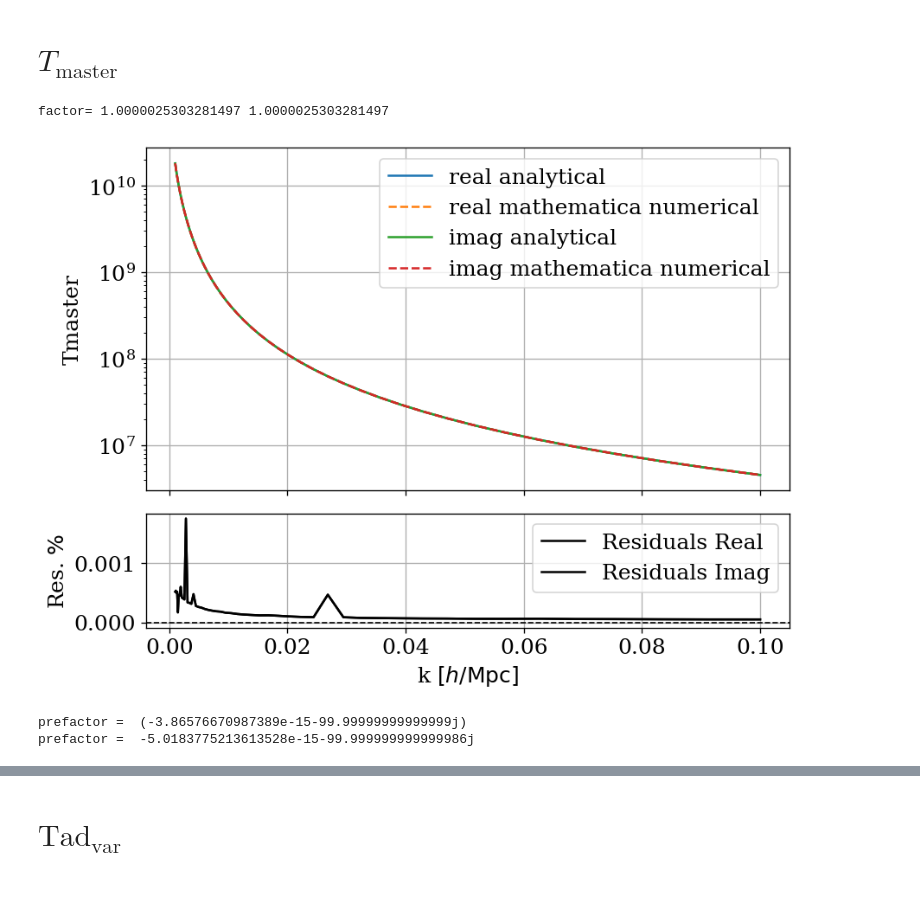
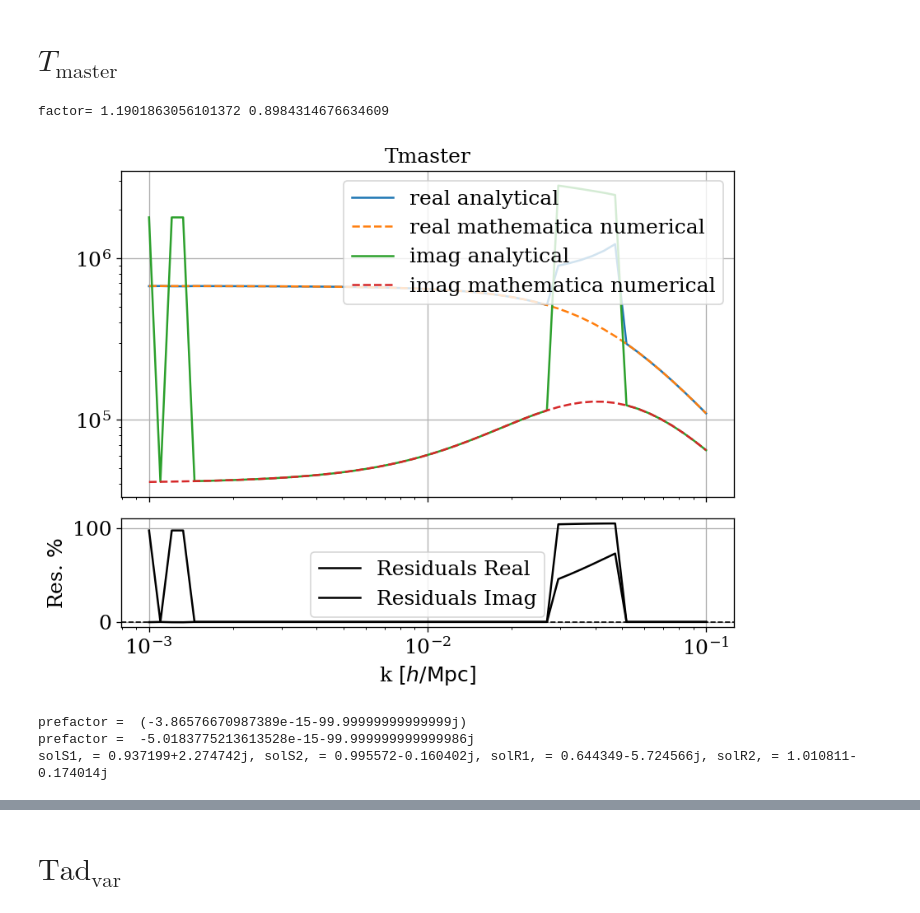
Before and after one commit to Fynn1410/class-bispectrum-png, a Jupyter notebook: notebooks/One-Loop-Bispectrum-Loops-Integrals_Test.ipynb, the cells around one changed output, grey strips where cells are left out. Drawn from its saved outputs; the diff is of its cells as text; code cells hidden in the pictures.

Commit message:
finished generalized triangle integral. Still problems in T_master and tensor_red_one.

```diff
--- a/notebooks/One-Loop-Bispectrum-Loops-Integrals_Test.ipynb
+++ b/notebooks/One-Loop-Bispectrum-Loops-Integrals_Test.ipynb
@@ -66,7 +129,7 @@ def compare_integrals(x1, x2, y1real, y1imag, y2real, y2imag, ylabel):
     ax1.plot(x1, np.abs(y1imag), label="imag analytical")
     ax1.plot(x2, np.abs(y2imag), ls="--", label="imag mathematica numerical")
     ax1.set_yscale("log")
-    ax1.set_ylabel(rf"{ylabel}")
+    ax1.set_title(rf"{ylabel}")
     ax1.legend()
     ax1.grid()
     ax1.tick_params(labelbottom=False)  # Hide x-axis labels for top plot
@@ -78,7 +141,7 @@ def compare_integrals(x1, x2, y1real, y1imag, y2real, y2imag, ylabel):
     ax2.plot(x1, (residuals_imag), color='black', label="Residuals Imag")
     ax2.set_xlabel(rf"k $\left[h/\mathrm{{Mpc}}\right]$")
     ax2.set_ylabel(r"Res. $\%$")
-    #ax2.set_yscale("log")
+    ax2.set_xscale("log")
     ax2.legend()
     ax2.grid()
 # %% [markdown]
@@ -108,7 +171,6 @@ k2_UV_n = np.array([1e-4, 6.9e-2, 8.2e-3, 1.3e-3, 1.35e-5, -6.9e-2, -8.2e-3, -1.
 
 M_n = -k2_peak_n + 1j*k2_UV_n
 M_n[0] = 1e-4 + 1j*0.
-M_n[5] = 1e-4 + 1j*0.
 # %%
 k_size = 50
 z_size = 1
@@ -217,43 +295,45 @@ k_max = 1e-1
 k_size = 50
 k = np.logspace(np.log10(k_min),np.log10(k_max), k_size)*h
 
-M1_idx = 9
-M2_idx = 9
-M3_idx = 9
+M1_idx = 7
+M2_idx = 3
+M3_idx = 4
 
-k1val = 0.0015
+k1val = 0.015
 cos12 = 0.1
 
 Tmaster_arr = np.zeros(k_size, dtype=complex)
 # Fill the array using the CLASS implementation
 for idx, k2_in in enumerate(k):
     #k1val = k2_in
     k3_in_sq = k1val**2 + k2_in**2 + 2*k1val*k2_in*cos12
     Tmaster_arr[idx] = LambdaCDM.get_T_master(k2_in**2, k1val**2, k3_in_sq, M_n[M1_idx], M_n[M2_idx], M_n[M3_idx])
 
 # read Mathematica file
 Tmaster_mathematica = np.array(pd.read_csv(dir+"/T_master_integral/T_master_mathematica.csv", names=["k", "Real", "Imag"]))
 k_math = Tmaster_mathematica[:,0]
 Tmaster_math_real = Tmaster_mathematica[:,1]
 Tmaster_math_imag = Tmaster_mathematica[:,2]
 
 
 x1 = k/h
 x2 = k_math/h
 y1real = Tmaster_arr.real + 1.e-8
 y1imag = Tmaster_arr.imag + 1.e-8
 y2real = Tmaster_math_real + 1.e-8
 y2imag = Tmaster_math_imag + 1.e-8
 ylabel = "Tmaster"
 
 
-compare_integrals(x1, x2, y1real, y1real, y2real, y2real, ylabel)
+compare_integrals(x1, x2, y1real, y1imag, y2real, y2imag, ylabel)
 # %% [output]
-factor= 1.0000025303281497 1.0000025303281497
+factor= 1.1901863056101372 0.8984314676634609
-[figure, old version]
+[figure, new version]
 # %%
 # util_antideriv
 from testtest import Antideriv, Prefactor, Fint, TriaMaster
+from gmpy2 import atan, log, sqrt, gamma
+
 CHOP_TOL = 1.e-13
 x = 1.
 a = -1/9.
@@ -289,9 +369,44 @@ k3 = 1.e-3
 #print("T_master = ",T_master2)
 print("prefactor = ",out_prefactor_CLASS)
 print("prefactor = ",out_prefactor_Babis)
+
+M1 = M_n[M1_idx]
+M2 = M_n[M2_idx]
+M3 = M_n[M3_idx]
+
+k12 = k1**2
+k22 = k2**2
+k32 = k3**2
+
+k14 = k12**2
+k24 = k22**2
+k34 = k32**2
+
+y = 1
+
+R2 = -k12*y+k32*y-k32
+R1 = -M2*y+M3*y+k12*y-k32*y+M1-M3+k32
+R0 = M2*y-M3*y+M3
+
+
+S2 = -k14+2.*k12*k22+2.*k12*k32-k24+2.*k22*k32-k34
+S1 =-4.*M1*k22-2.*M2*k12+2.*M2*k22+2.*M2*k32+2.*M3*k12+2.*M3*k22-2.*M3*k32-2.*k12*k22+2.*k24-2.*k22*k32
+S0 =-M2*M2+2.*M2*M3-2.*M2*k22-M3*M3-2.*M3*k22-k24
+
+DiscR_sqrt = sqrt(R1*R1 - 4.*R2*R0)
+DiscS_sqrt = sqrt(S1*S1 - 4.*S2*S0)
+
+solS1 = (-S1+DiscS_sqrt)/2./S2;				# x_+
+solS2 = (-S1-DiscS_sqrt)/2./S2;  			# x_-
+
+solR1 = ((-R1+DiscR_sqrt)/2.)/R2;     		# z_+
+solR2 = ((-R1-DiscR_sqrt)/2.)/R2; 			# z_-
+
+print(f"solS1, = {solS1}, solS2, = {solS2}, solR1, = {solR1}, solR2, = {solR2}")
 # %% [output]
 prefactor =  (-3.86576670987389e-15-99.99999999999999j)
 prefactor =  -5.0183775213613528e-15-99.999999999999986j
+solS1, = 0.937199+2.274742j, solS2, = 0.995572-0.160402j, solR1, = 0.644349-5.724566j, solR2, = 1.010811-0.174014j
 # %%
 T_master_arr = np.zeros(k_size, dtype=complex)
 
```
Also changed, not shown: parts of 13 cells of this notebook, 4 other files.
